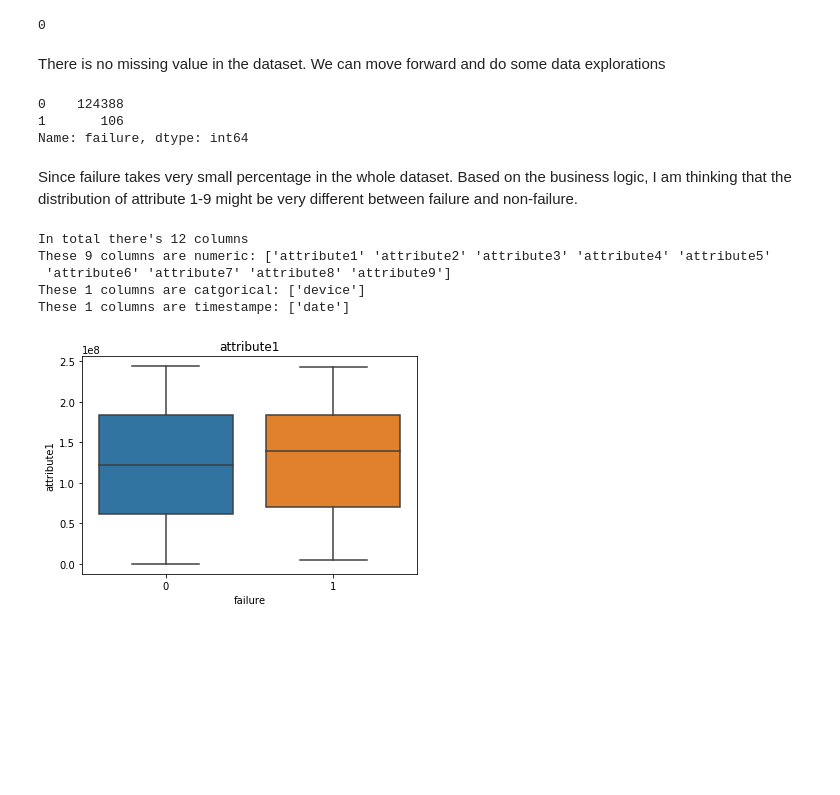
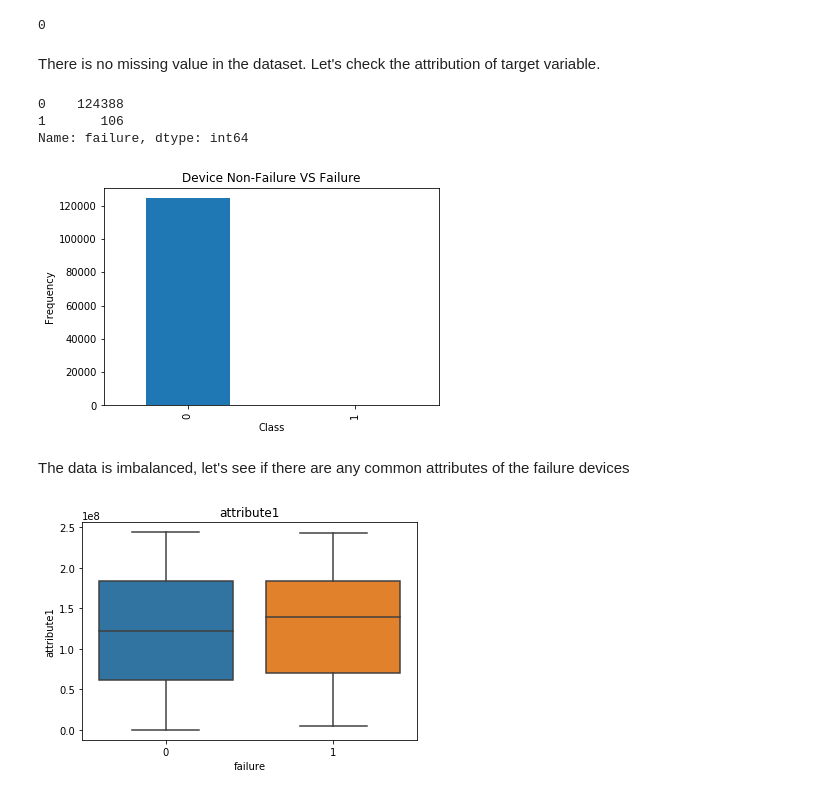
Before and after one commit to amithasen/DeviceFailure_prediction, a Jupyter notebook: AWS_Challenge_Yuwei Zhu.ipynb, the cells around one changed output. Drawn from its saved outputs; the diff is of its cells as text; code cells hidden in the pictures; blank space fills up the shorter version.

```diff
--- a/AWS_Challenge_Yuwei Zhu.ipynb
+++ b/AWS_Challenge_Yuwei Zhu.ipynb
@@ -63,30 +89,4 @@ data.isnull().T.any().T.sum()
 # %% [output]
 0
 # %% [markdown]
-There is no missing value in the dataset. We can move forward and do some data explorations
+There is no missing value in the dataset. Let's check the attribution of target variable.
-# %%
-data['failure'].value_counts()
-# %% [output]
-0    124388
-1       106
-Name: failure, dtype: int64
-# %% [markdown]
-Since failure takes very small percentage in the whole dataset. Based on the business logic, I am thinking that the distribution of attribute 1-9 might be very different between failure and non-failure.
-# %%
-def get_column_types(dataframe):
-    numeric_cols = dataframe.select_dtypes([np.number,np.float64]).columns.values
-    cat_cols = dataframe.select_dtypes([np.object]).columns.values
-    date_cols = dataframe.select_dtypes([np.datetime64]).columns.values
-    print("In total there's %d columns" % dataframe.shape[1] )
-    print('These %d columns are numeric: %s'% (len(numeric_cols),numeric_cols))
-    print('These %d columns are catgorical: %s'% (len(cat_cols),cat_cols))
-    print('These %d columns are timestampe: %s'% (len(date_cols),date_cols))
-    return numeric_cols,cat_cols,date_cols
-
-num_cols,cat_cols,date_cols = get_column_types(data)
-# %% [output]
-In total there's 12 columns
-These 9 columns are numeric: ['attribute1' 'attribute2' 'attribute3' 'attribute4' 'attribute5'
- 'attribute6' 'attribute7' 'attribute8' 'attribute9']
-These 1 columns are catgorical: ['device']
-These 1 columns are timestampe: ['date']
@@ -98,3 +93,17 @@ import seaborn as sns
+# %%
+data['failure'].value_counts()
+pd.value_counts(data['failure']).plot.bar()
+plt.title('Device Non-Failure VS Failure')
+plt.xlabel('Class')
+plt.ylabel('Frequency')
+data['failure'].value_counts()
+# %% [output]
+0    124388
+1       106
+Name: failure, dtype: int64
+[figure, added]
+# %% [markdown]
+The data is imbalanced, let's see if there are any common attributes of the failure devices
 # %%
 for i in data.columns[3:]:
     plt.figure()
```
Also changed, not shown: parts of 50 cells of this notebook.
